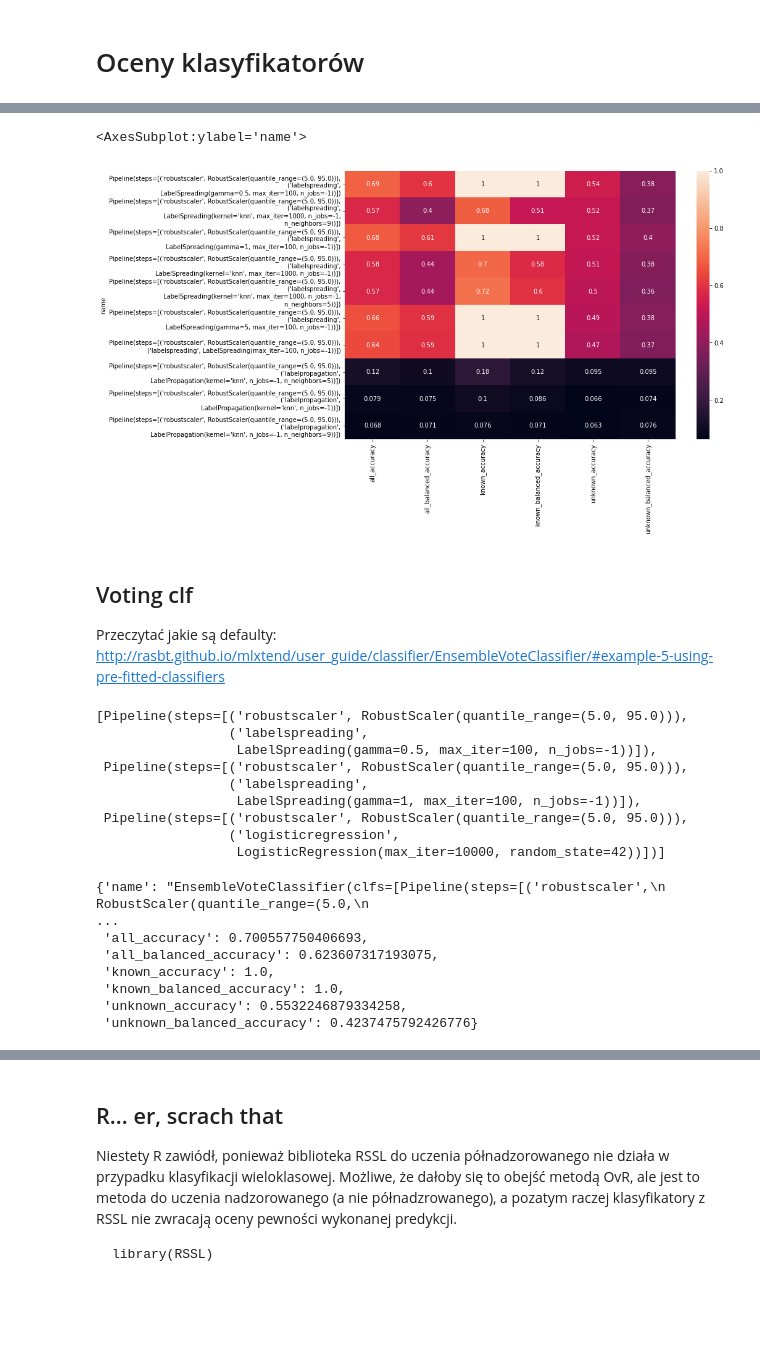
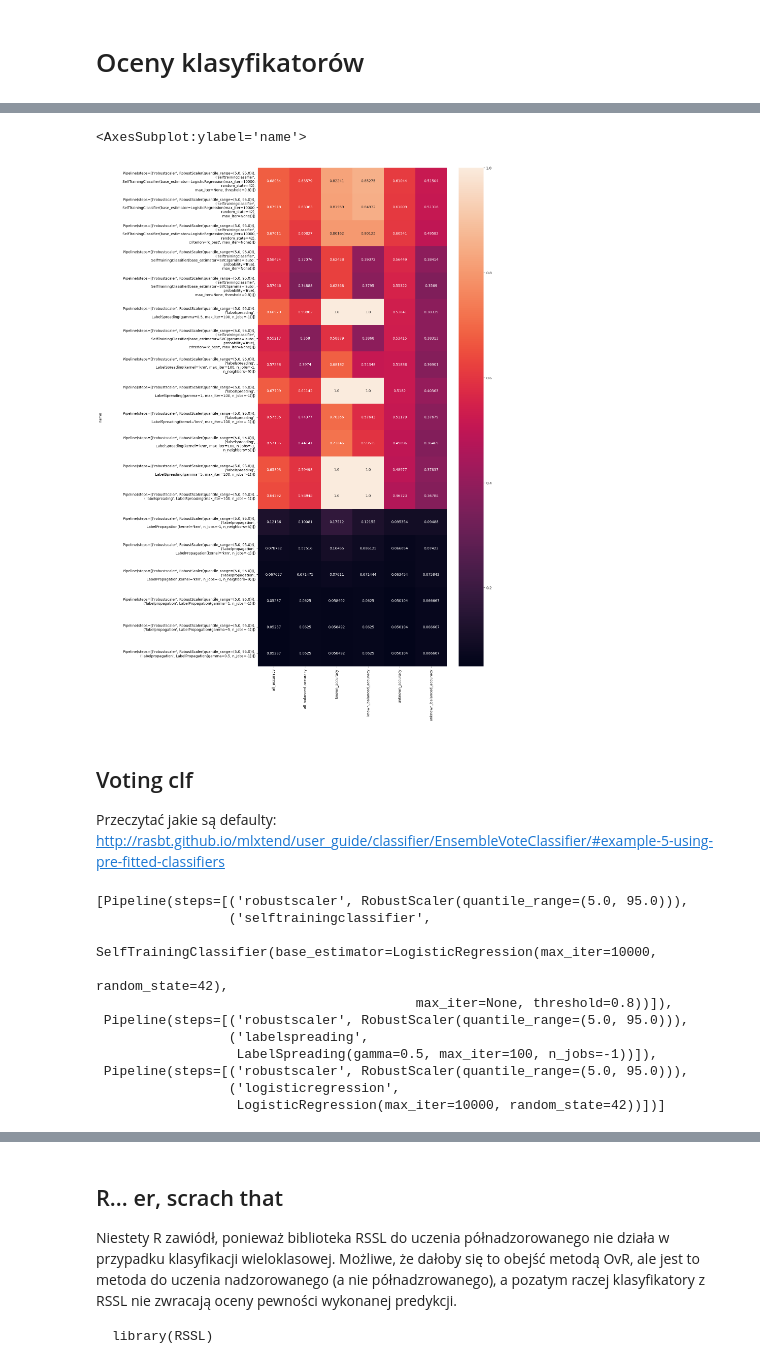
Before and after one commit to AxolotlOfConflagration/yt_trending_videos, a Jupyter notebook: checkpoint4.ipynb, the cells around one changed output, grey strips where cells are left out. Drawn from its saved outputs; the diff is of its cells as text; code cells hidden in the pictures; blank space fills up the shorter version.

```diff
--- a/checkpoint4.ipynb
+++ b/checkpoint4.ipynb
@@ -123,10 +124,10 @@ Zrezygonowaliśmy z LabelPropagation z jądrem RBF, ponieważ bardzo długo zajm
 # %%
 propagations_max_iter = 1000
 propagations = []
-# propagations += [LabelPropagation(kernel='rbf',
-#                                   gamma=gamma,
-#                                   max_iter=propagations_max_iter,
-#                                   n_jobs=-1) for gamma in [0.5, 1, 5, 20]]
+propagations += [LabelPropagation(kernel='rbf',
+                                  gamma=gamma,
+                                  max_iter=propagations_max_iter,
+                                  n_jobs=-1) for gamma in [0.5, 1, 5]]
 propagations += [LabelPropagation(kernel='knn',
                                   n_neighbors=k,
                                   max_iter=propagations_max_iter,
@@ -147,7 +151,7 @@ spreadings += [LabelSpreading(kernel='rbf',
                               n_jobs=-1) for gamma in [0.5, 1, 5, 20]]
 spreadings += [LabelSpreading(kernel='knn',
                               n_neighbors=k,
-                              max_iter=propagations_max_iter,
+                              max_iter=spreadings_max_iter,
                               n_jobs=-1) for k in [5, 7, 9]]
 spreadings
 # %% [output]
@@ -168,7 +172,7 @@ self_trainings_thresholds = [0.75, 0.8]
 
 self_trainings_params = product(self_trainings_clfs, self_trainings_thresholds)
 self_trainings = []
-# self_trainings += [SelfTrainingClassifier(clf, threshold=thresh, max_iter=self_trainings_max_iter) for clf, thresh in self_trainings_params]
-# self_trainings += [SelfTrainingClassifier(clf, criterion='k_best', max_iter=self_trainings_max_iter) for clf in self_trainings_clfs]
+self_trainings += [SelfTrainingClassifier(clf, threshold=thresh, max_iter=self_trainings_max_iter) for clf, thresh in self_trainings_params]
+self_trainings += [SelfTrainingClassifier(clf, criterion='k_best', max_iter=self_trainings_max_iter) for clf in self_trainings_clfs]
 self_trainings
 # %% [output]
@@ -207,34 +240,28 @@ Loading from data/chkp3/947d45bc0c60f9c5bbfd9bf8568734bf.pkl
 # %%
-plt.figure(figsize=(12, 8))
-sns.heatmap(scores_df, annot=True)
+plt.figure(figsize=(12, 26), dpi=100)
+sns.heatmap(scores_df, annot=True, fmt='.5')
 # %% [output]
 <AxesSubplot:ylabel='name'>
-[figure, old version]
+[figure, new version]
 # %% [markdown]
 ## Voting clf
 Przeczytać jakie są defaulty: http://rasbt.github.io/mlxtend/user_guide/classifier/EnsembleVoteClassifier/#example-5-using-pre-fitted-classifiers
 # %%
-best_clfs = [joblib.hash(c)+'.pkl' for c in scores_df.index[[0,2]].tolist() + [scores_lr_df.index[0]]]
+best_clfs = [joblib.hash(c)+'.pkl' for c in scores_df.index[[0,5]].tolist() + [scores_lr_df.index[0]]]
 best_clfs = [joblib.load(clf_dir / path) for path in best_clfs]
 best_clfs
 # %% [output]
 [Pipeline(steps=[('robustscaler', RobustScaler(quantile_range=(5.0, 95.0))),
+                 ('selftrainingclassifier',
+                  SelfTrainingClassifier(base_estimator=LogisticRegression(max_iter=10000,
+                                                                           random_state=42),
+                                         max_iter=None, threshold=0.8))]),
+ Pipeline(steps=[('robustscaler', RobustScaler(quantile_range=(5.0, 95.0))),
                  ('labelspreading',
                   LabelSpreading(gamma=0.5, max_iter=100, n_jobs=-1))]),
  Pipeline(steps=[('robustscaler', RobustScaler(quantile_range=(5.0, 95.0))),
-                 ('labelspreading',
-                  LabelSpreading(gamma=1, max_iter=100, n_jobs=-1))]),
- Pipeline(steps=[('robustscaler', RobustScaler(quantile_range=(5.0, 95.0))),
                  ('logisticregression',
                   LogisticRegression(max_iter=10000, random_state=42))])]
 # %%
 eclf = EnsembleVoteClassifier(clfs=best_clfs, fit_base_estimators=False)
-fit_score(eclf, X_df, y_df)
+eclf_score = fit_score(eclf, X_df, y_df)
-# %% [output]
-{'name': "EnsembleVoteClassifier(clfs=[Pipeline(steps=[('robustscaler',\n                                              RobustScaler(quantile_range=(5.0,\n                                               ...
- 'all_accuracy': 0.700557750406693,
- 'all_balanced_accuracy': 0.623607317193075,
- 'known_accuracy': 1.0,
- 'known_balanced_accuracy': 1.0,
- 'unknown_accuracy': 0.5532246879334258,
- 'unknown_balanced_accuracy': 0.4237475792426776}
```
Also changed, not shown: parts of 6 cells of this notebook.
